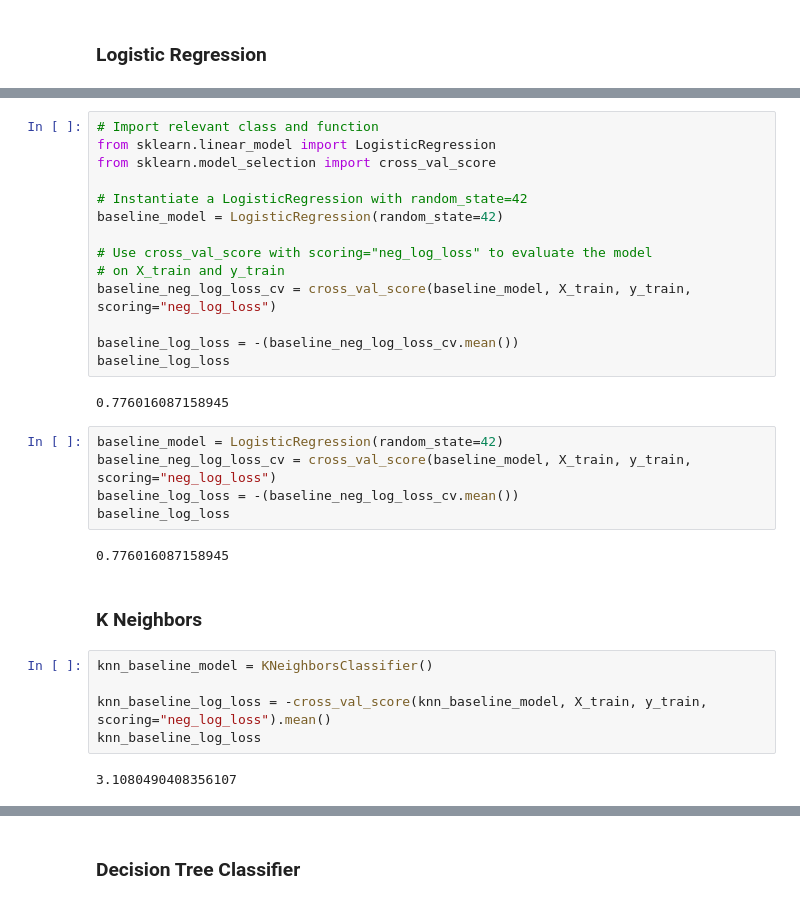
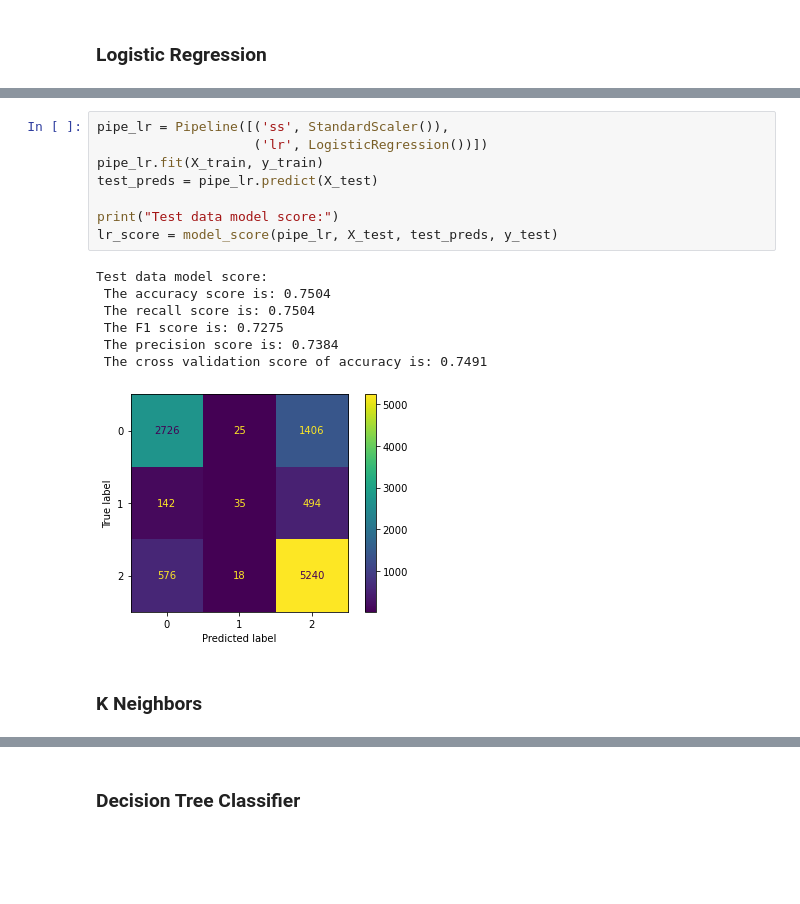
Before and after one commit to meljoy1099/waterwell-status-prediction, a Jupyter notebook: student.ipynb, the cells around one changed output, grey strips where cells are left out. Drawn from its saved outputs; the diff is of its cells as text; blank space fills up the shorter version.

```diff
--- a/student.ipynb
+++ b/student.ipynb
@@ -951,35 +982,21 @@ Training data model score:
-# %%
-# Import relevant class and function
-from sklearn.linear_model import LogisticRegression
-from sklearn.model_selection import cross_val_score
-
-# Instantiate a LogisticRegression with random_state=42
-baseline_model = LogisticRegression(random_state=42)
-
-# Use cross_val_score with scoring="neg_log_loss" to evaluate the model
-# on X_train and y_train
-baseline_neg_log_loss_cv = cross_val_score(baseline_model, X_train, y_train, scoring="neg_log_loss")
-
-baseline_log_loss = -(baseline_neg_log_loss_cv.mean())
-baseline_log_loss
-# %% [output]
-0.776016087158945
-# %%
-baseline_model = LogisticRegression(random_state=42)
-baseline_neg_log_loss_cv = cross_val_score(baseline_model, X_train, y_train, scoring="neg_log_loss")
-baseline_log_loss = -(baseline_neg_log_loss_cv.mean())
-baseline_log_loss
-# %% [output]
-0.776016087158945
+# %%
+pipe_lr = Pipeline([('ss', StandardScaler()),
+                    ('lr', LogisticRegression())])
+pipe_lr.fit(X_train, y_train)
+test_preds = pipe_lr.predict(X_test)
+
+print("Test data model score:")
+lr_score = model_score(pipe_lr, X_test, test_preds, y_test)
+# %% [output]
+Test data model score:
+ The accuracy score is: 0.7504
+ The recall score is: 0.7504
+ The F1 score is: 0.7275
+ The precision score is: 0.7384
+ The cross validation score of accuracy is: 0.7491
+[figure, added]
 # %% [markdown]
 ### K Neighbors
-# %%
-knn_baseline_model = KNeighborsClassifier()
-
-knn_baseline_log_loss = -cross_val_score(knn_baseline_model, X_train, y_train, scoring="neg_log_loss").mean()
-knn_baseline_log_loss
-# %% [output]
-3.1080490408356107
 # %%
 knn = KNeighborsClassifier()
 grid = {
```
Also changed, not shown: parts of 55 cells of this notebook.
